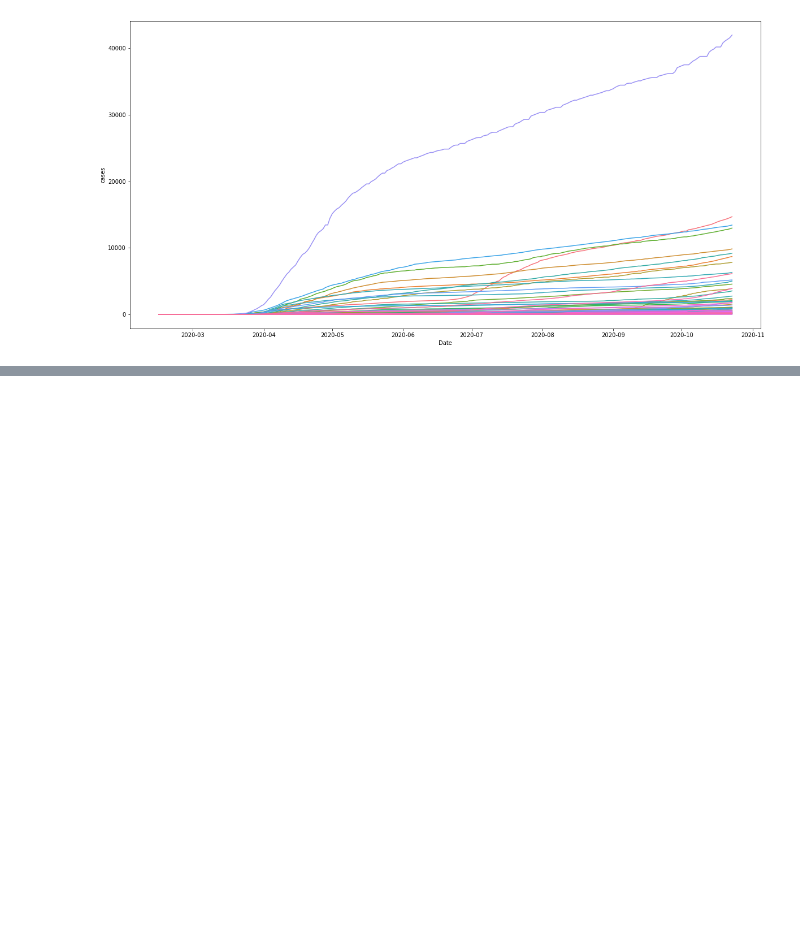
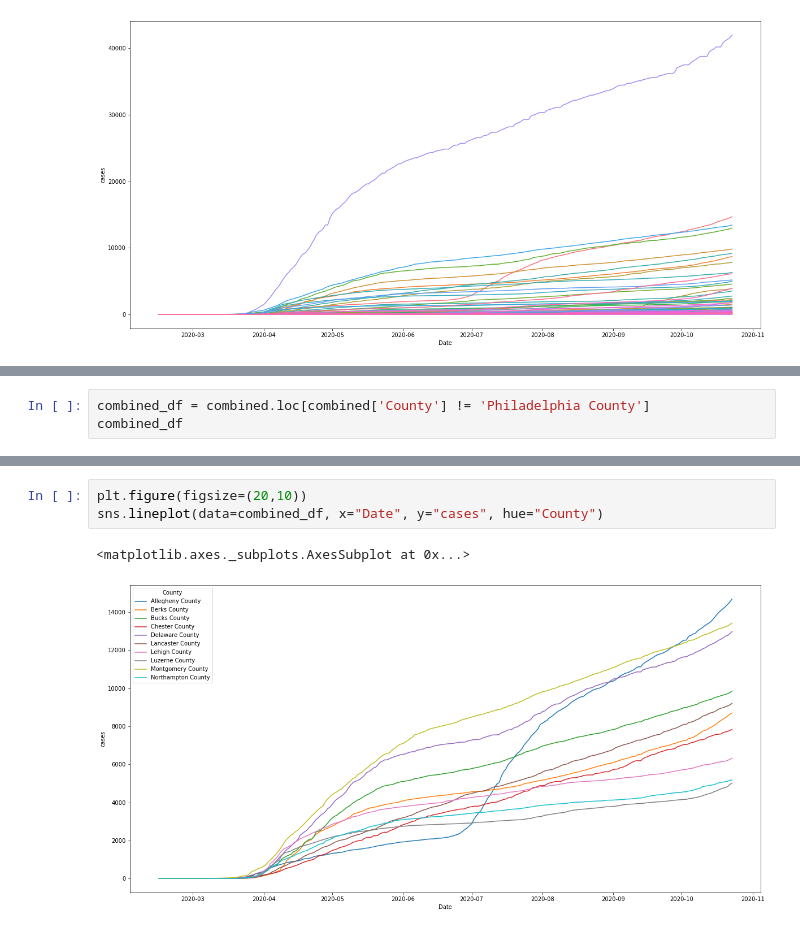
Before and after one commit to jis56/Philadelphia-covid-cases-v-mobility, a Jupyter notebook: Code/Code.ipynb, the cells around one changed output, grey strips where cells are left out. Saved outputs shown, nothing was run; the diff lists cells and outputs as text; blank space fills up the shorter version.

```diff
--- a/Code/Code.ipynb
+++ b/Code/Code.ipynb
@@ -87,0 +140,3 @@ plt.legend([],[], frameon=False)
+# %%
+combined_df = combined.loc[combined['County'] != 'Philadelphia County']
+combined_df
@@ -87,0 +157,6 @@ plt.legend([],[], frameon=False)
+# %%
+plt.figure(figsize=(20,10))
+sns.lineplot(data=combined_df, x="Date", y="cases", hue="County")
+# %% [output]
+<matplotlib.axes._subplots.AxesSubplot at 0x...>
+[figure, added]
```
Also changed, not shown: parts of 11 cells of this notebook.
